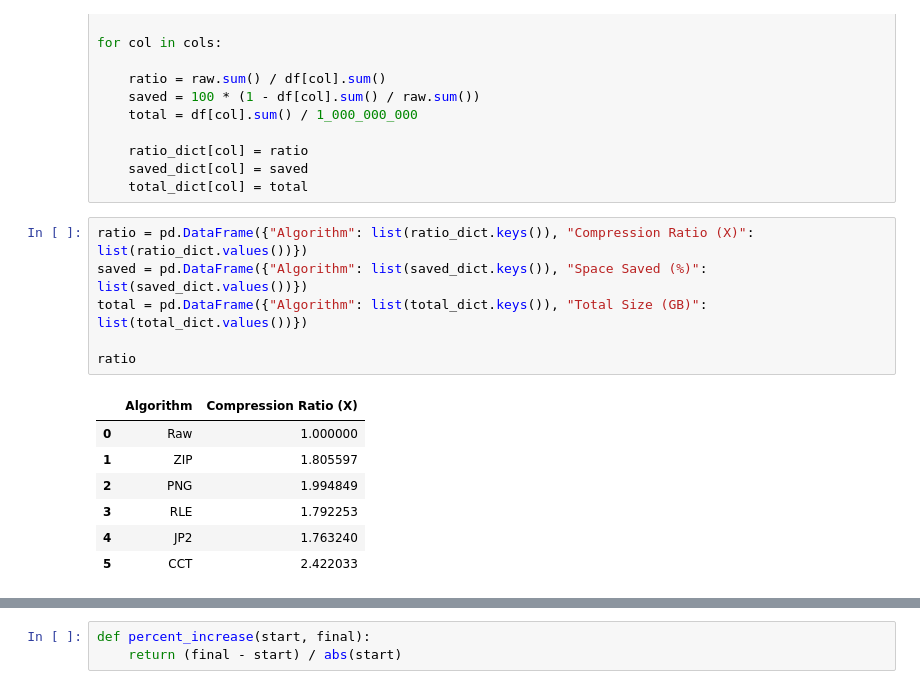
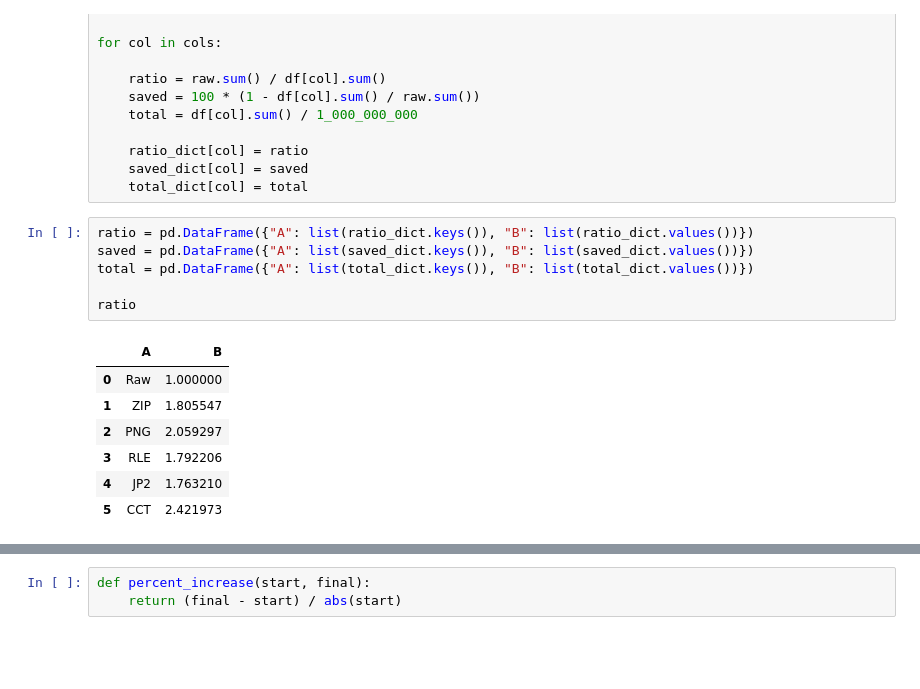
Before and after one commit to taaha-khan/2023-CompaCT-Image-Compression, a Jupyter notebook: notebooks/1.0-tk-results-analysis.ipynb, the cells around one changed output, grey strips where cells are left out. Drawn from its saved outputs; the diff is of its cells as text; blank space fills up the shorter version.

```diff
--- a/notebooks/1.0-tk-results-analysis.ipynb
+++ b/notebooks/1.0-tk-results-analysis.ipynb
@@ -45,16 +55,16 @@ for col in cols:
 	saved_dict[col] = saved
 	total_dict[col] = total
 # %%
-ratio = pd.DataFrame({"Algorithm": list(ratio_dict.keys()), "Compression Ratio (X)": list(ratio_dict.values())})
-saved = pd.DataFrame({"Algorithm": list(saved_dict.keys()), "Space Saved (%)": list(saved_dict.values())})
-total = pd.DataFrame({"Algorithm": list(total_dict.keys()), "Total Size (GB)": list(total_dict.values())})
+ratio = pd.DataFrame({"A": list(ratio_dict.keys()), "B": list(ratio_dict.values())})
+saved = pd.DataFrame({"A": list(saved_dict.keys()), "B": list(saved_dict.values())})
+total = pd.DataFrame({"A": list(total_dict.keys()), "B": list(total_dict.values())})
 
 ratio
 # %% [output]
-|  | Algorithm | Compression Ratio (X) |
+|  | A | B |
 | 0 | Raw | 1.000000 |
-| 1 | ZIP | 1.805597 |
-| 2 | PNG | 1.994849 |
-| 3 | RLE | 1.792253 |
-| 4 | JP2 | 1.763240 |
-| 5 | CCT | 2.422033 |
+| 1 | ZIP | 1.805547 |
+| 2 | PNG | 2.059297 |
+| 3 | RLE | 1.792206 |
+| 4 | JP2 | 1.763210 |
+| 5 | CCT | 2.421973 |
```
Also changed, not shown: parts of 11 cells of this notebook, 24 other files.
